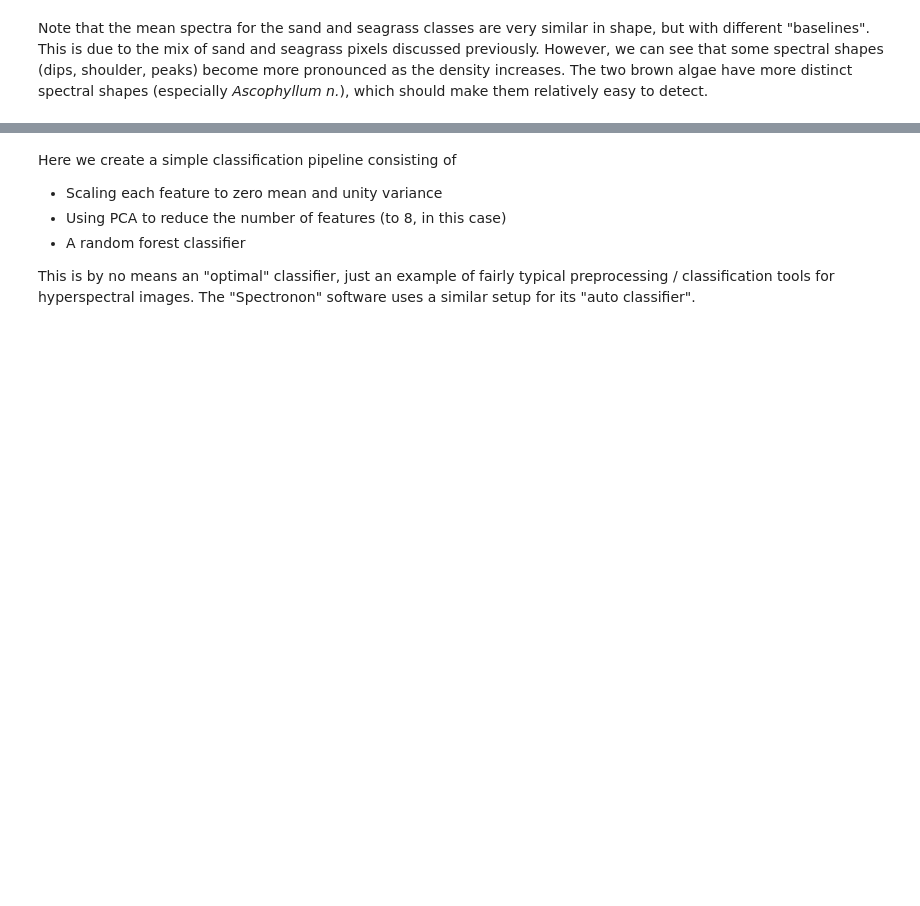
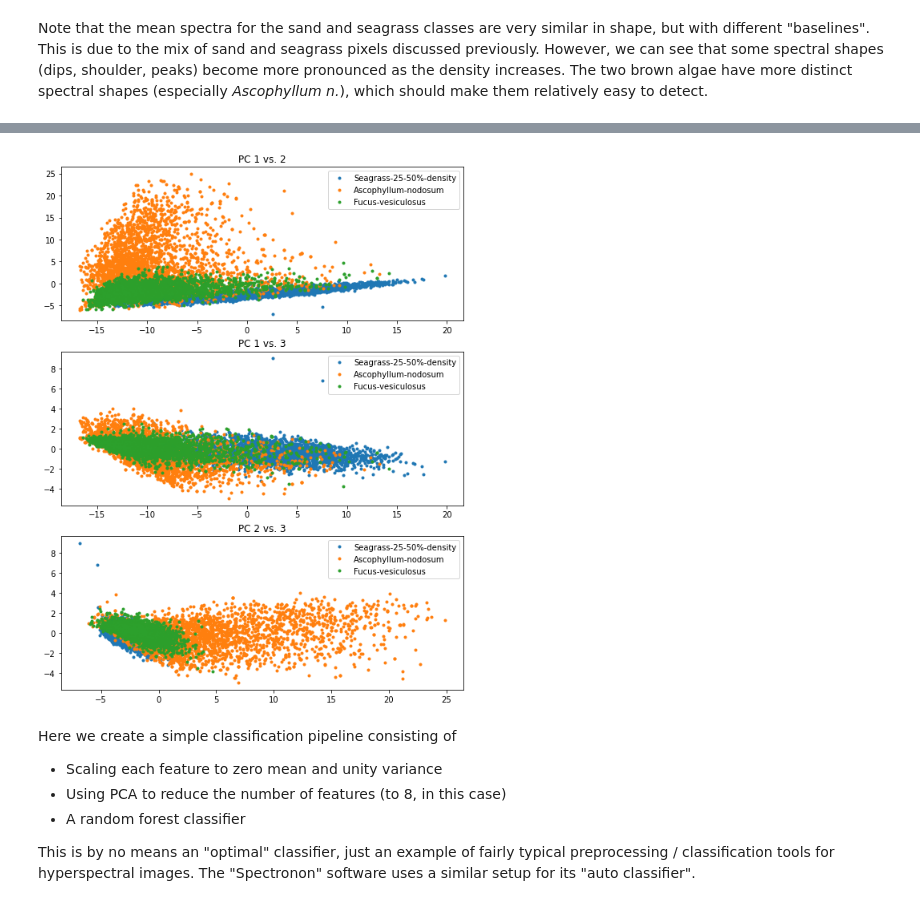
Before and after one commit to mh-skjelvareid/massimal, a Jupyter notebook: dataset_specific/20210418_Juvika/20210418_Juvika_TestClassification.ipynb, the cells around one changed output, grey strips where cells are left out. Drawn from its saved outputs; the diff is of its cells as text; code cells hidden in the pictures; blank space fills up the shorter version.

```diff
--- a/dataset_specific/20210418_Juvika/20210418_Juvika_TestClassification.ipynb
+++ b/dataset_specific/20210418_Juvika/20210418_Juvika_TestClassification.ipynb
@@ -182,3 +208,23 @@ for i in range(len(classes_used)):
+# %%
+#%% Plot PCA components against each other
+fig,ax = plt.subplots(figsize=(9,12),nrows=3,ncols=1)
+
+for ii in range(2,len(classes_used)):
+    ind = (y==ii)
+    ax[0].plot(X_pca[ind,0],X_pca[ind,1], marker='.', linestyle='',label=classes_used[ii])
+    ax[1].plot(X_pca[ind,0],X_pca[ind,2], marker='.', linestyle='',label=classes_used[ii])
+    ax[2].plot(X_pca[ind,1],X_pca[ind,2], marker='.', linestyle='',label=classes_used[ii])
+
+ax[0].set_title('PC 1 vs. 2')
+ax[1].set_title('PC 1 vs. 3')
+ax[2].set_title('PC 2 vs. 3')
+
+for axx in ax:
+    axx.legend()
+
+plt.show()
+# %% [output]
+[figure, added]
 # %%
 #%% Create pipeline for feature normalization, PCA and classification
 clf = make_pipeline(StandardScaler(),PCA(n_components=8), RandomForestClassifier(n_estimators=20))
```
Also changed, not shown: parts of 3 cells of this notebook.
